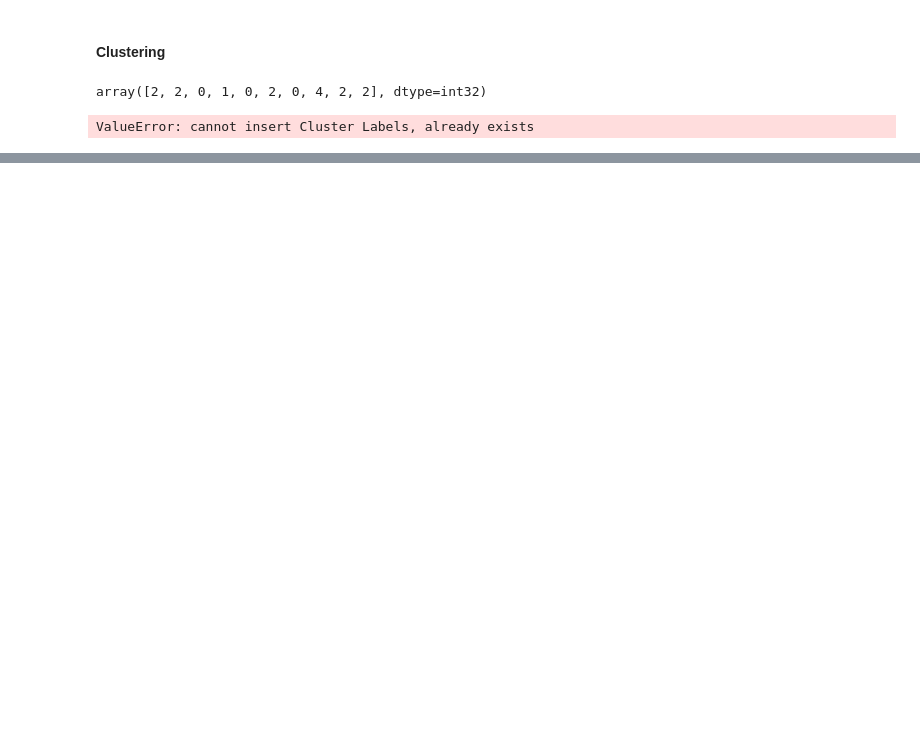
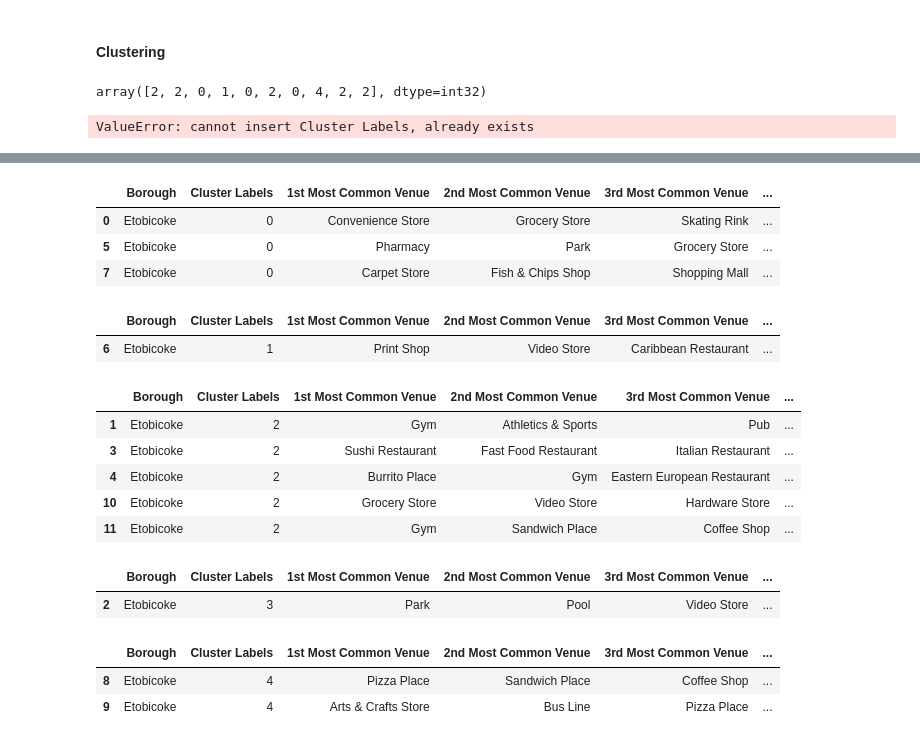
Before and after one commit to yanagh/CourseraCapstone, a Jupyter notebook: Segmenting and Clustering Neighborhoods.ipynb, the cells around one changed output, grey strips where cells are left out. Saved outputs shown, nothing was run; the diff lists cells and outputs as text; code cells hidden in the pictures; blank space fills up the shorter version.

```diff
--- a/Segmenting and Clustering Neighborhoods.ipynb
+++ b/Segmenting and Clustering Neighborhoods.ipynb
@@ -615,3 +615,35 @@ for lat, lon, poi, cluster in zip(Etobicoke_merged['Latitude'], Etobicoke_merged
 map_clusters
 # %% [output]
 [interactive output not drawn]
+# %%
+Etobicoke_merged.loc[Etobicoke_merged['Cluster Labels'] == 0, Etobicoke_merged.columns[[1] + list(range(5, Etobicoke_merged.shape[1]))]]
+# %% [output]
+|  | Borough | Cluster Labels | 1st Most Common Venue | 2nd Most Common Venue | 3rd Most Common Venue | ... |
+| 0 | Etobicoke | 0 | Convenience Store | Grocery Store | Skating Rink | ... |
+| 5 | Etobicoke | 0 | Pharmacy | Park | Grocery Store | ... |
+| 7 | Etobicoke | 0 | Carpet Store | Fish & Chips Shop | Shopping Mall | ... |
+# %%
+Etobicoke_merged.loc[Etobicoke_merged['Cluster Labels'] == 1, Etobicoke_merged.columns[[1] + list(range(5, Etobicoke_merged.shape[1]))]]
+# %% [output]
+|  | Borough | Cluster Labels | 1st Most Common Venue | 2nd Most Common Venue | 3rd Most Common Venue | ... |
+| 6 | Etobicoke | 1 | Print Shop | Video Store | Caribbean Restaurant | ... |
+# %%
+Etobicoke_merged.loc[Etobicoke_merged['Cluster Labels'] == 2, Etobicoke_merged.columns[[1] + list(range(5, Etobicoke_merged.shape[1]))]]
+# %% [output]
+|  | Borough | Cluster Labels | 1st Most Common Venue | 2nd Most Common Venue | 3rd Most Common Venue | ... |
+| 1 | Etobicoke | 2 | Gym | Athletics & Sports | Pub | ... |
+| 3 | Etobicoke | 2 | Sushi Restaurant | Fast Food Restaurant | Italian Restaurant | ... |
+| 4 | Etobicoke | 2 | Burrito Place | Gym | Eastern European Restaurant | ... |
+| 10 | Etobicoke | 2 | Grocery Store | Video Store | Hardware Store | ... |
+| 11 | Etobicoke | 2 | Gym | Sandwich Place | Coffee Shop | ... |
+# %%
+Etobicoke_merged.loc[Etobicoke_merged['Cluster Labels'] == 3, Etobicoke_merged.columns[[1] + list(range(5, Etobicoke_merged.shape[1]))]]
+# %% [output]
+|  | Borough | Cluster Labels | 1st Most Common Venue | 2nd Most Common Venue | 3rd Most Common Venue | ... |
+| 2 | Etobicoke | 3 | Park | Pool | Video Store | ... |
+# %%
+Etobicoke_merged.loc[Etobicoke_merged['Cluster Labels'] == 4, Etobicoke_merged.columns[[1] + list(range(5, Etobicoke_merged.shape[1]))]]
+# %% [output]
+|  | Borough | Cluster Labels | 1st Most Common Venue | 2nd Most Common Venue | 3rd Most Common Venue | ... |
+| 8 | Etobicoke | 4 | Pizza Place | Sandwich Place | Coffee Shop | ... |
+| 9 | Etobicoke | 4 | Arts & Crafts Store | Bus Line | Pizza Place | ... |
```
